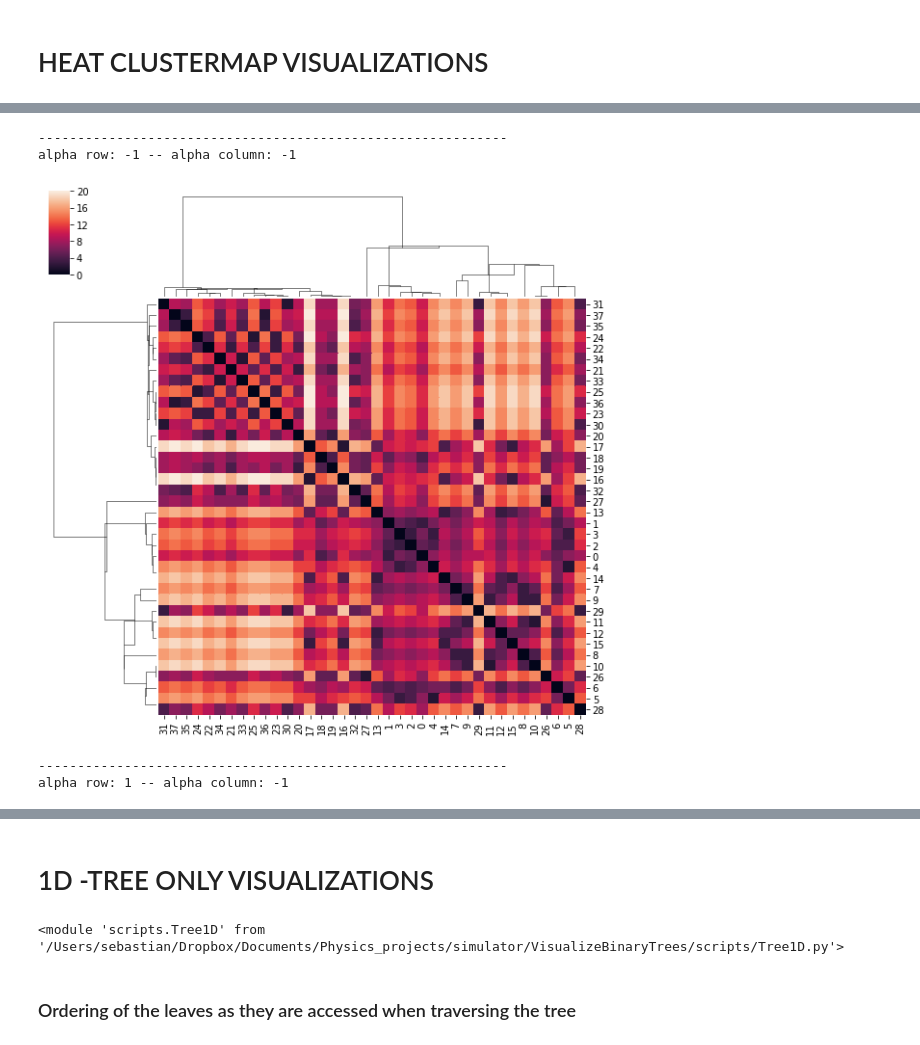
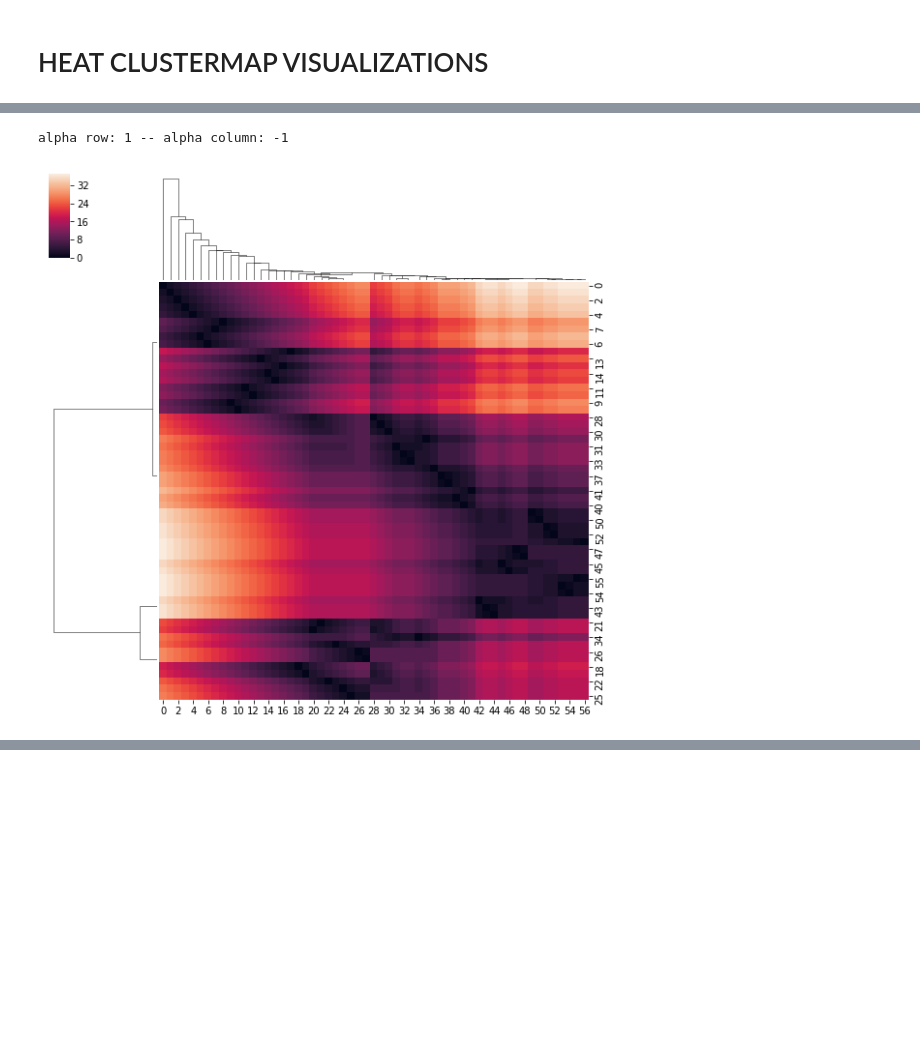
Before and after one commit to SebastianMacaluso/VisualizeBinaryTrees, a Jupyter notebook: visualizeClusterMap.ipynb, the cells around one changed output, grey strips where cells are left out. Cells and saved outputs as stored; diff of their text form; code cells hidden in the pictures; blank space fills up the shorter version.

Commit message:
Updated notebooks, documented code

```diff
--- a/visualizeClusterMap.ipynb
+++ b/visualizeClusterMap.ipynb
@@ -27,7 +27,7 @@ importlib.reload(heatClustermap)
 input_dir= 'data/'
 # input_dir ="../ToyJetsShower/data/"
 # %%
-input_jet = 'tree_9_truth'
+input_jet = 'tree_10_truth'
 # %%
 with open(input_dir+ str(input_jet) + '.pkl', "rb") as fd:
     truth_jet = pickle.load(fd, encoding='latin-1')[0]
@@ -80,14 +148,12 @@ alpha row: 1 -- alpha column: truth
 # %%
+# outFilename="plots/heatClustermap/figTruthTruth_singlepath_jet2.jpg"
+outFilename=None
 heatClustermap.heat_dendrogram(
-    truthJet=None,
     recluster_jet1 = reclusterAntikt,
     recluster_jet2 = reclusterKt,
     heat_map=True,
-    full_path=True,
-    FigName=None)
+    full_path=False,
+    FigName=outFilename)
 # %% [output]
-------------------------------------------------------------
-alpha row: -1 -- alpha column: -1
+alpha row: 1 -- alpha column: -1
-[figure, old version]
+[figure, new version]
-------------------------------------------------------------
-alpha row: 1 -- alpha column: -1
@@ -95,9 +159,0 @@ alpha row: 1 -- alpha column: -1
-# %% [markdown]
-# 1D -TREE ONLY VISUALIZATIONS
-# %%
-# Reload files after changes
-importlib.reload(Tree1D)
-# %% [output]
-<module 'scripts.Tree1D' from '/Users/sebastian/Dropbox/Documents/Physics_projects/simulator/VisualizeBinaryTrees/scripts/Tree1D.py'>
-# %% [markdown]
-### Ordering of the leaves as they are accessed when traversing the tree
```
Also changed, not shown: parts of 54 cells of this notebook, 15 other files.
